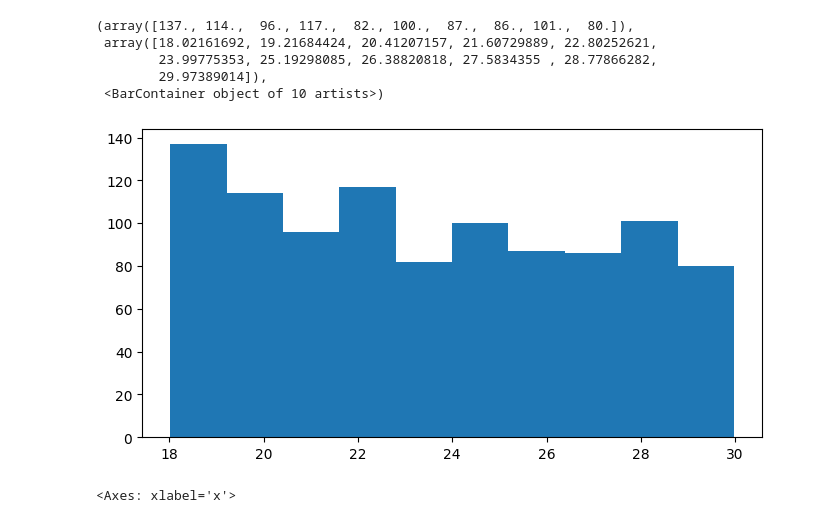
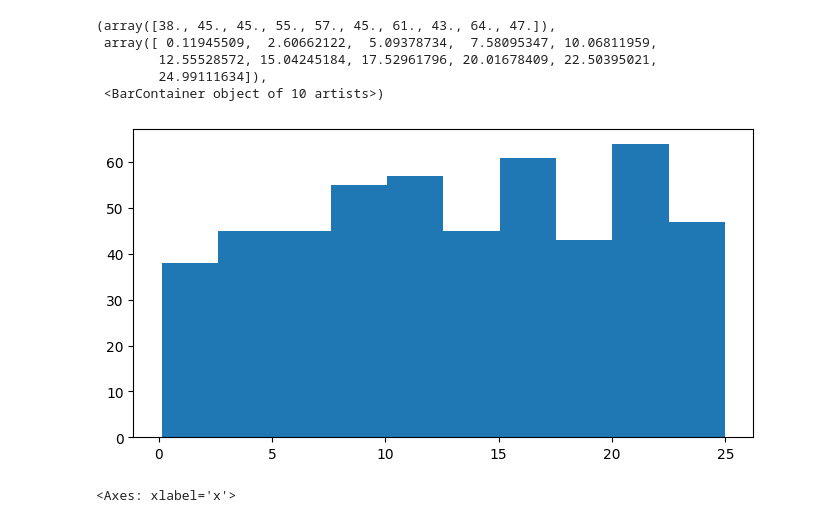
Before and after one commit to kamil0920/football_result_prediction-v2, a Jupyter notebook: src/hyperparameters/hyperopt_defining_params_dist.ipynb, the cells around one changed output. Saved outputs shown, nothing was run; the diff lists cells and outputs as text; code cells hidden in the pictures.

```diff
--- a/src/hyperparameters/hyperopt_defining_params_dist.ipynb
+++ b/src/hyperparameters/hyperopt_defining_params_dist.ipynb
@@ -17,14 +17,16 @@ ax.hist(uniform_vals)
 # %%
-loguniform_vals = [pyll.stochastic.sample(hp.loguniform('min_child_weight', np.log(18), np.log(30))) for _ in range(1000)]
+import numpy as np
+
+loguniform_vals = [pyll.stochastic.sample(hp.uniform('gamma', 0, 25)) for _ in range(500)]
 fig, ax = plt.subplots(figsize=(8, 4))
 ax.hist(loguniform_vals)
 # %% [output]
-(array([137., 114.,  96., 117.,  82., 100.,  87.,  86., 101.,  80.]),
- array([18.02161692, 19.21684424, 20.41207157, 21.60729889, 22.80252621,
-        23.99775353, 25.19298085, 26.38820818, 27.5834355 , 28.77866282,
-        29.97389014]),
+(array([38., 45., 45., 55., 57., 45., 61., 43., 64., 47.]),
+ array([ 0.11945509,  2.60662122,  5.09378734,  7.58095347, 10.06811959,
+        12.55528572, 15.04245184, 17.52961796, 20.01678409, 22.50395021,
+        24.99111634]),
  <BarContainer object of 10 artists>)
-[figure, old version]
+[figure, new version]
 # %%
 import pandas as pd
 import numpy as np
```
Also changed, not shown: parts of 1 cell of this notebook, 1 other file.
